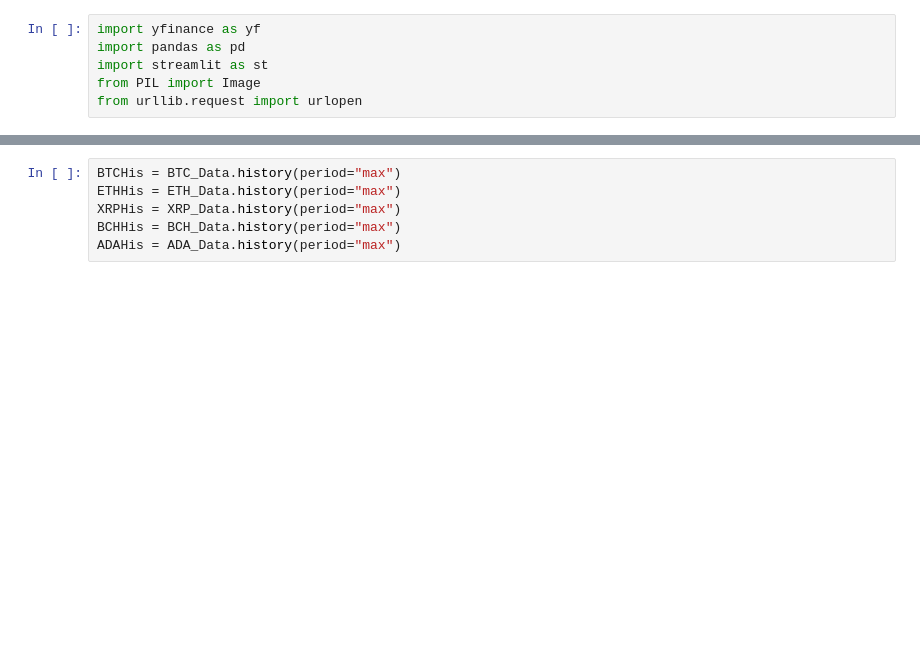
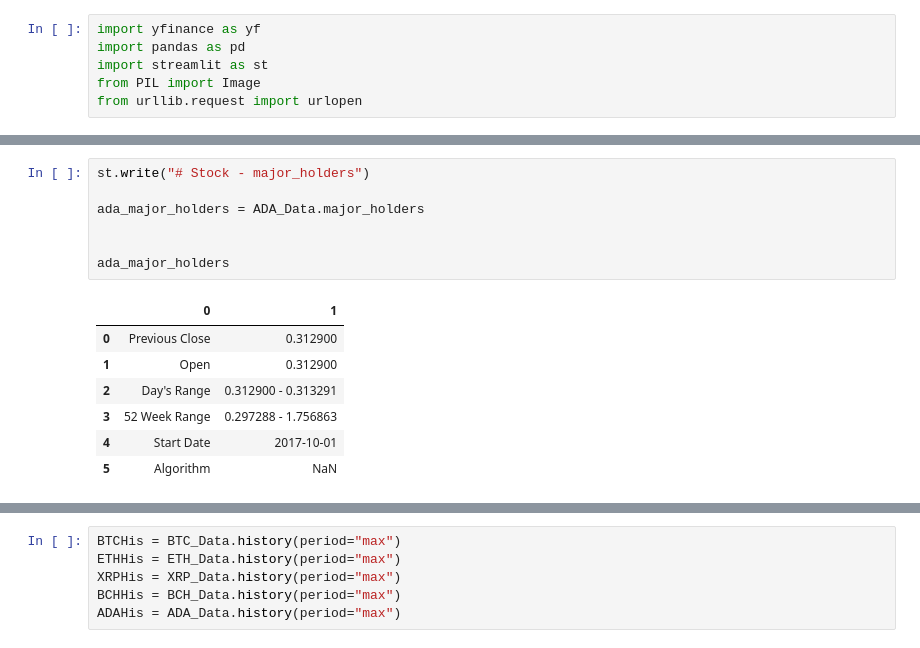
Before and after one commit to Aqui1983/Wallet-Collector-Financial-app-Project-1, a Jupyter notebook: Market-Data-Api.ipynb, the cells around one changed output, grey strips where cells are left out. Saved outputs shown, nothing was run; the diff lists cells and outputs as text; blank space fills up the shorter version.

```diff
--- a/Market-Data-Api.ipynb
+++ b/Market-Data-Api.ipynb
@@ -35,0 +189,15 @@ ADA_Data = yf.Ticker(Cardano)
+# %%
+st.write("# Stock - major_holders")
+
+ada_major_holders = ADA_Data.major_holders
+
+
+ada_major_holders
+# %% [output]
+|  | 0 | 1 |
+| 0 | Previous Close | 0.312900 |
+| 1 | Open | 0.312900 |
+| 2 | Day's Range | 0.312900 - 0.313291 |
+| 3 | 52 Week Range | 0.297288 - 1.756863 |
+| 4 | Start Date | 2017-10-01 |
+| 5 | Algorithm | NaN |
```
Also changed, not shown: parts of 19 cells of this notebook, 1 other file.
